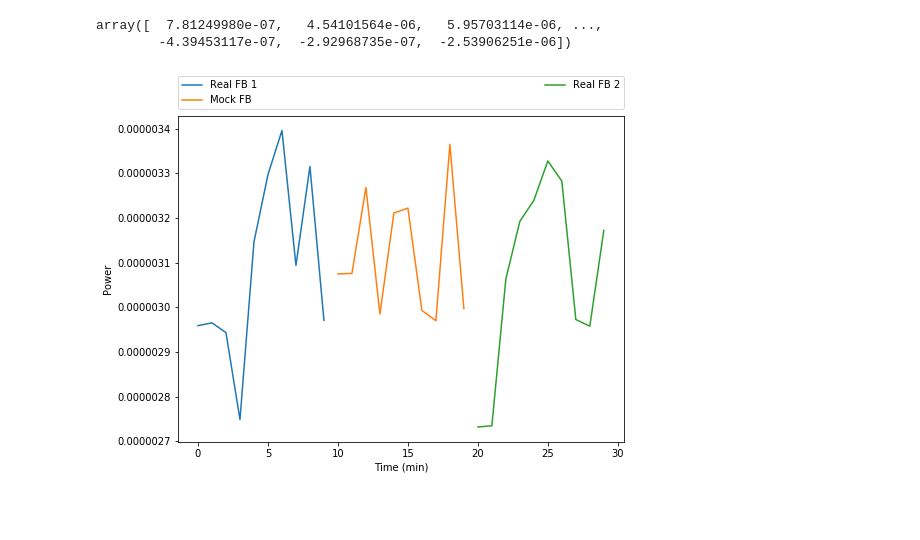
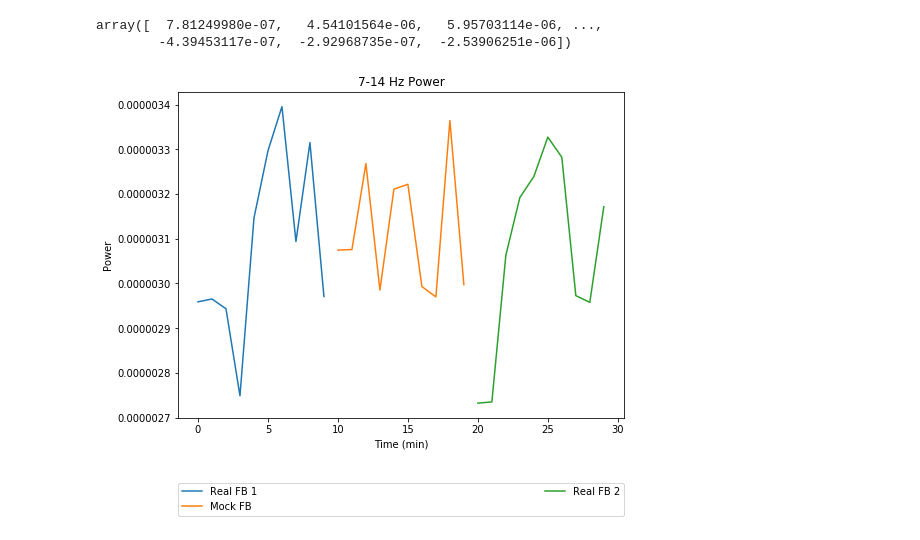
Before and after one commit to BasilMinkov/Jupyter-Notebooks, a Jupyter notebook: alpha_feedback/Alpha_Feedback.ipynb, the cells around one changed output. Saved outputs shown, nothing was run; the diff lists cells and outputs as text; code cells hidden in the pictures; blank space fills up the shorter version.

Commit message:
Added title

```diff
--- a/alpha_feedback/Alpha_Feedback.ipynb
+++ b/alpha_feedback/Alpha_Feedback.ipynb
@@ -23,6 +23,6 @@ data_path = [
     "/Users/basilminkov/Neuroscience/Data/Test/19.02.17/dasha_1_control_02-19_21-22-31/",
     "/Users/basilminkov/Neuroscience/Data/Test/19.02.17/dasha_2_02-19_21-33-49/",
             ]
-data_list = [NFBLabData(data_path[i], channels_path) for i in range(len(data_path))]
+data_list = [NFBLabData(data_path[i], channels_path, get_info=False) for i in range(len(data_path))]
 # %% [output]
 Empty reference list!
@@ -59,12 +45,13 @@ for i in range(len(data_list)):
 # %%
 n_int = 10  # calculate power each minute
 plt.plot(np.arange(n_int*0, n_int), list(map(np.std, np.array_split(data_list[0], n_int))), label="Real FB 1")
 plt.plot(np.arange(n_int, n_int*2), list(map(np.std, np.array_split(data_list[1], n_int))), label="Mock FB")
 plt.plot(np.arange(n_int*2, n_int*3), list(map(np.std, np.array_split(data_list[2], n_int))), label="Real FB 2")
 plt.xlabel("Time (min)")
 plt.ylabel("Power")
-plt.legend(bbox_to_anchor=(0., 1.02, 1., .102), loc=3,
+plt.title("7-14 Hz Power")
+plt.legend(bbox_to_anchor=(0., -0.3, 1., .102), loc=3,
            ncol=2, mode="expand", borderaxespad=0.)
 plt.show()
 # %% [output]
-[figure, old version]
+[figure, new version]
```
Also changed, not shown: parts of 1 cell of this notebook.
